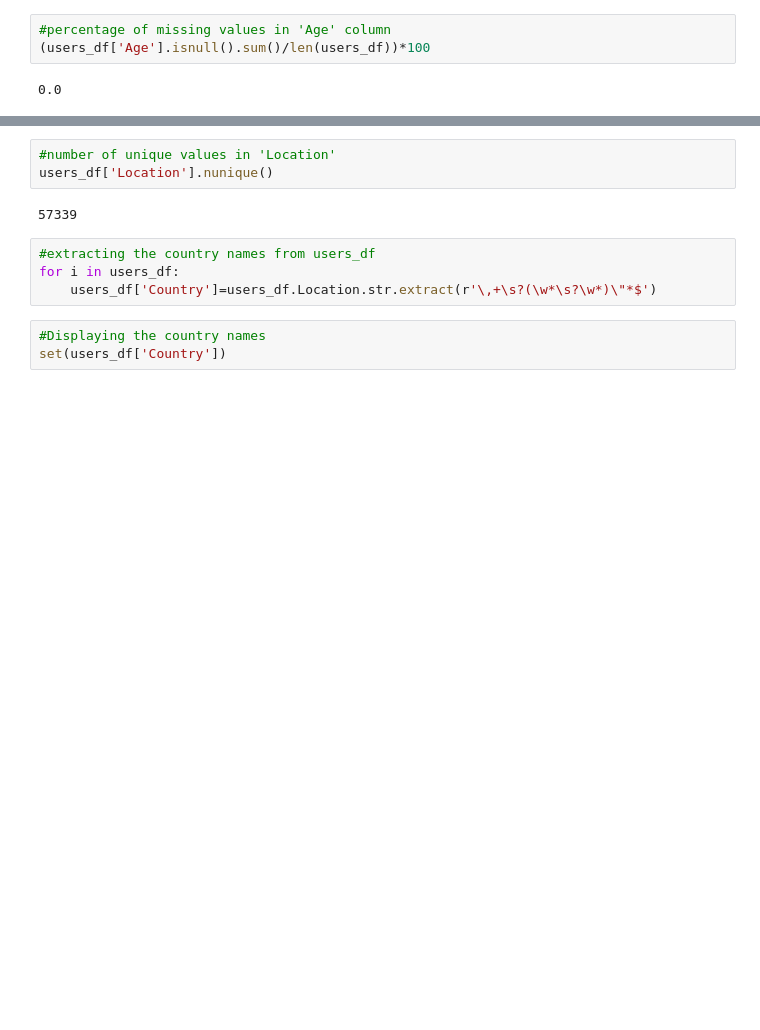
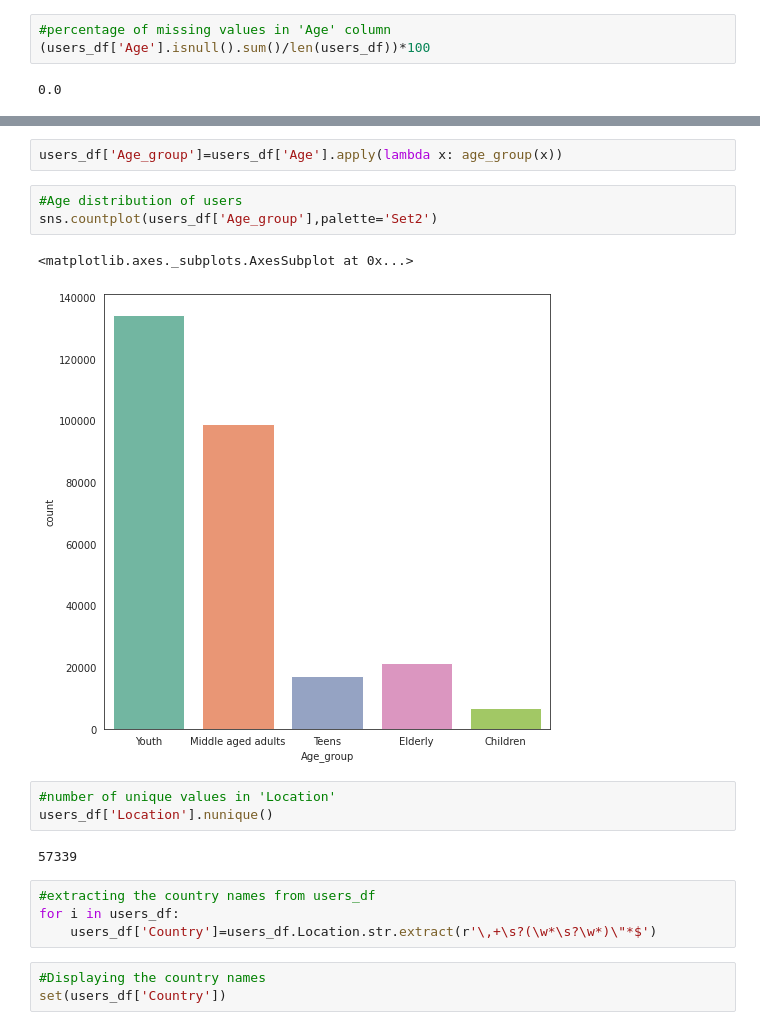
Before and after one commit to RadhikaRM/Bookrecommendersystem, a Jupyter notebook: Book_Recommender_System.ipynb, the cells around one changed output, grey strips where cells are left out. Saved outputs shown, nothing was run; the diff lists cells and outputs as text; blank space fills up the shorter version.

```diff
--- a/Book_Recommender_System.ipynb
+++ b/Book_Recommender_System.ipynb
@@ -481,3 +529,11 @@ Now let's inspect the 'Location' column.
+# %%
+users_df['Age_group']=users_df['Age'].apply(lambda x: age_group(x))
+# %%
+#Age distribution of users
+sns.countplot(users_df['Age_group'],palette='Set2')
+# %% [output]
+<matplotlib.axes._subplots.AxesSubplot at 0x...>
+[figure, added]
 # %%
 #number of unique values in 'Location'
 users_df['Location'].nunique()
```
Also changed, not shown: parts of 49 cells of this notebook.
